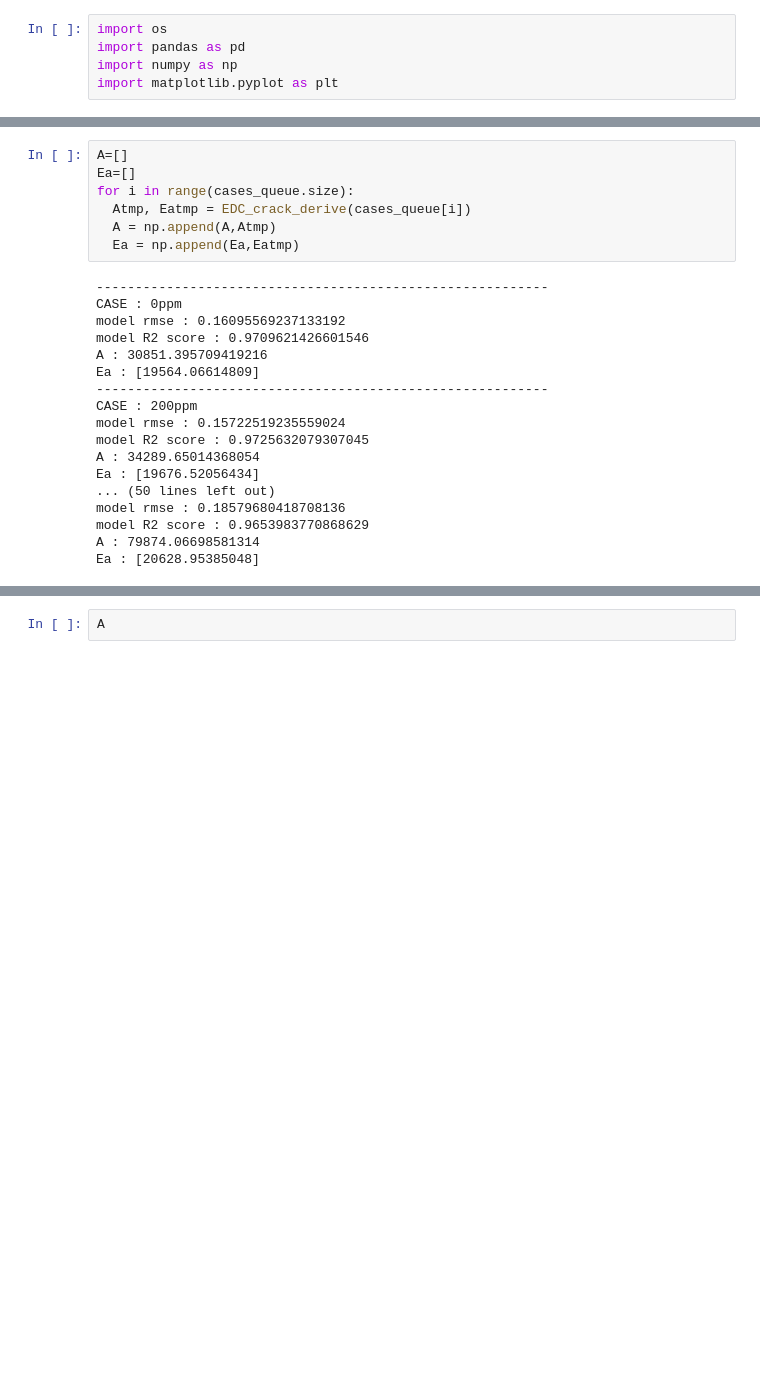
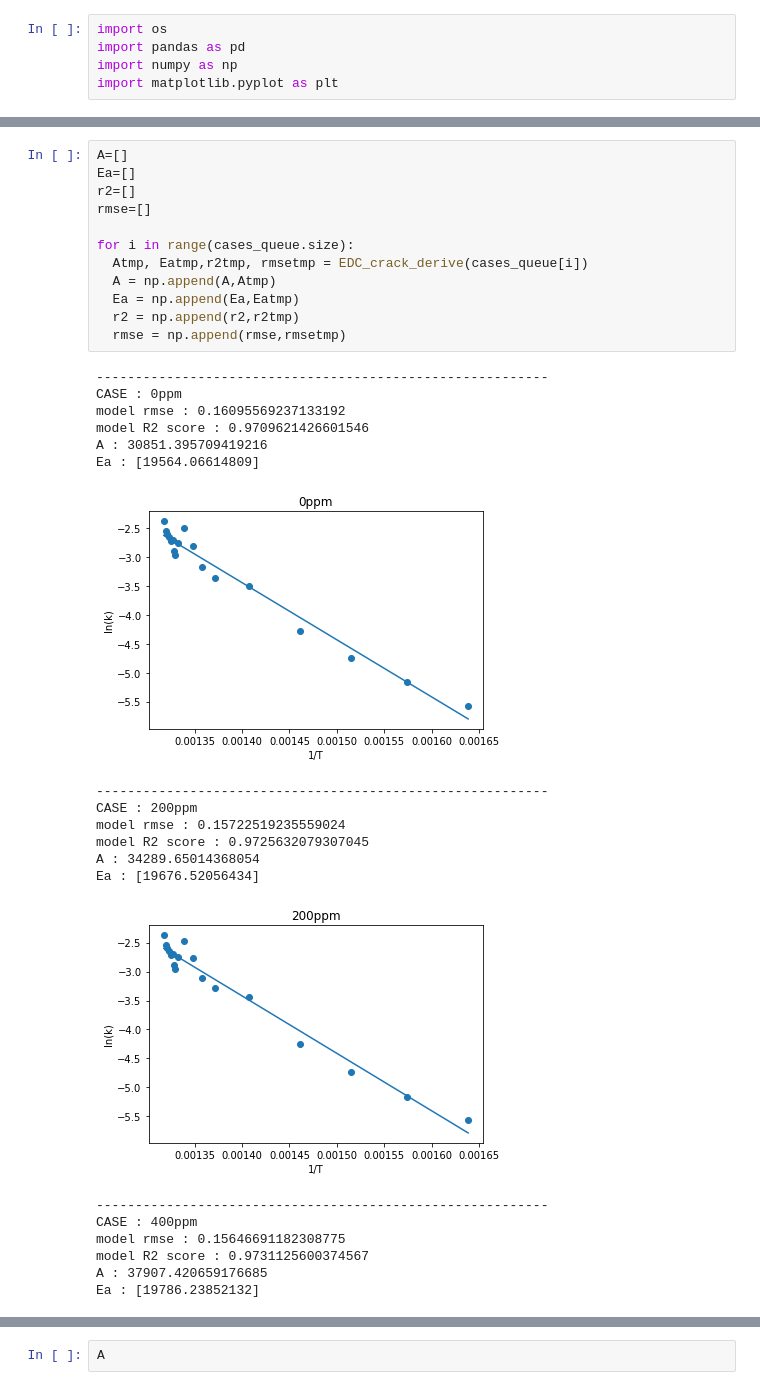
Before and after one commit to BingHungLee/BHAI-Daily-Practice, a Jupyter notebook: [20210706]_EDC_Cracking_Deriviations_Data_Preprocessing.ipynb, the cells around one changed output, grey strips where cells are left out. Cells and saved outputs as stored; diff of their text form; blank space fills up the shorter version.

```diff
--- a/[20210706]_EDC_Cracking_Deriviations_Data_Preprocessing.ipynb
+++ b/[20210706]_EDC_Cracking_Deriviations_Data_Preprocessing.ipynb
@@ -413,25 +421,33 @@ def EDC_crack_derive(ppm):
 # %%
 A=[]
 Ea=[]
+r2=[]
+rmse=[]
+
 for i in range(cases_queue.size):
-  Atmp, Eatmp = EDC_crack_derive(cases_queue[i])
+  Atmp, Eatmp,r2tmp, rmsetmp = EDC_crack_derive(cases_queue[i])
   A = np.append(A,Atmp)
   Ea = np.append(Ea,Eatmp)
+  r2 = np.append(r2,r2tmp)
+  rmse = np.append(rmse,rmsetmp)
 # %% [output]
 ----------------------------------------------------------
 CASE : 0ppm
 model rmse : 0.16095569237133192
 model R2 score : 0.9709621426601546
 A : 30851.395709419216
 Ea : [19564.06614809]
-----------------------------------------------------------
-CASE : 200ppm
-model rmse : 0.15722519235559024
-model R2 score : 0.9725632079307045
-A : 34289.65014368054
-Ea : [19676.52056434]
-... (50 lines left out)
-model rmse : 0.18579680418708136
-model R2 score : 0.9653983770868629
-A : 79874.06698581314
-Ea : [20628.95385048]
+[figure, added]
+----------------------------------------------------------
+CASE : 200ppm
+model rmse : 0.15722519235559024
+model R2 score : 0.9725632079307045
+A : 34289.65014368054
+Ea : [19676.52056434]
+[figure, added]
+----------------------------------------------------------
+CASE : 400ppm
+model rmse : 0.15646691182308775
+model R2 score : 0.9731125600374567
+A : 37907.420659176685
+Ea : [19786.23852132]
```
Also changed, not shown: parts of 4 cells of this notebook.
